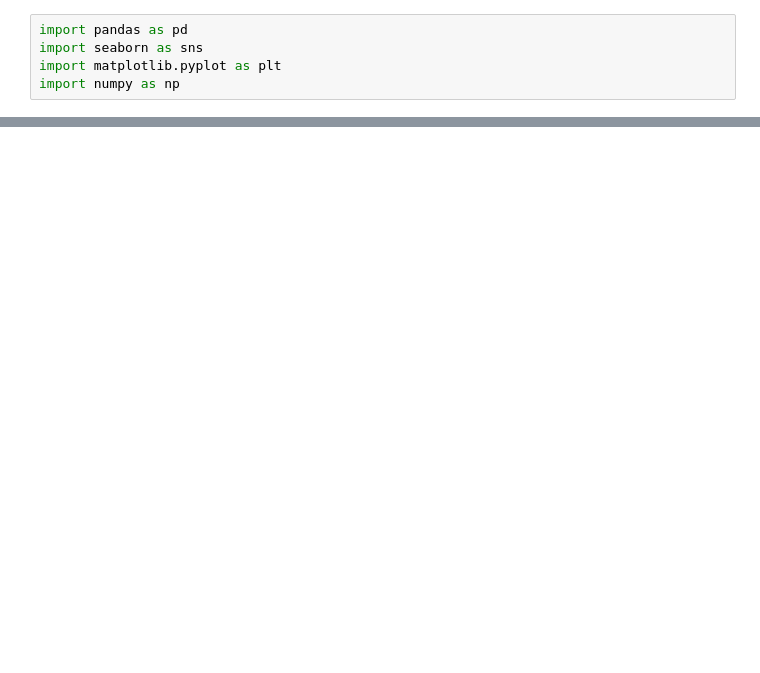
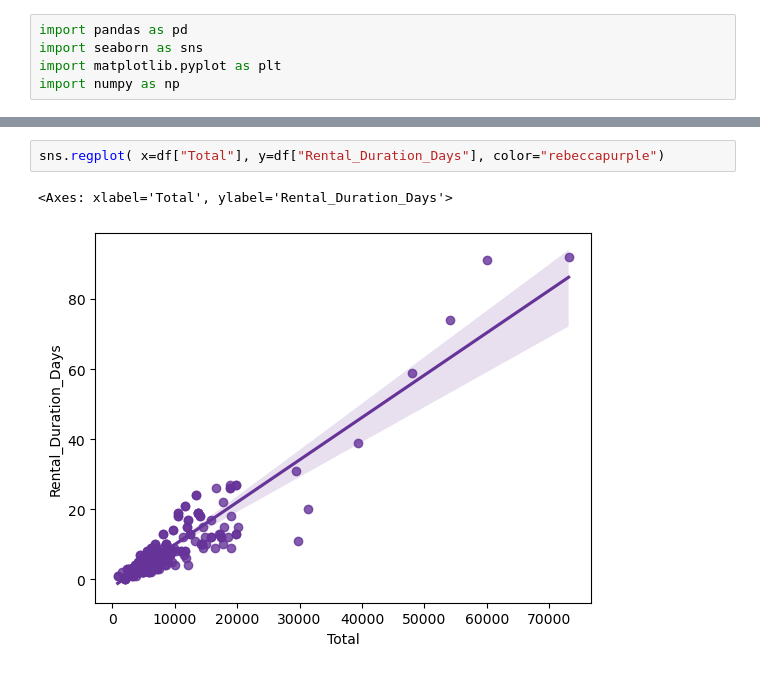
Before and after one commit to mooon53/vikar-predictor, a Jupyter notebook: preprocessing/analysis.ipynb, the cells around one changed output, grey strips where cells are left out. Cells and saved outputs as stored; diff of their text form; blank space fills up the shorter version.

```diff
--- a/preprocessing/analysis.ipynb
+++ b/preprocessing/analysis.ipynb
@@ -24,0 +79,5 @@ Convert Categorical Variables: Use one-hot encoding for categorical features lik
+# %%
+sns.regplot( x=df["Total"], y=df["Rental_Duration_Days"], color="rebeccapurple")
+# %% [output]
+<Axes: xlabel='Total', ylabel='Rental_Duration_Days'>
+[figure, added]
```
Also changed, not shown: parts of 13 cells of this notebook, 1 other file.
